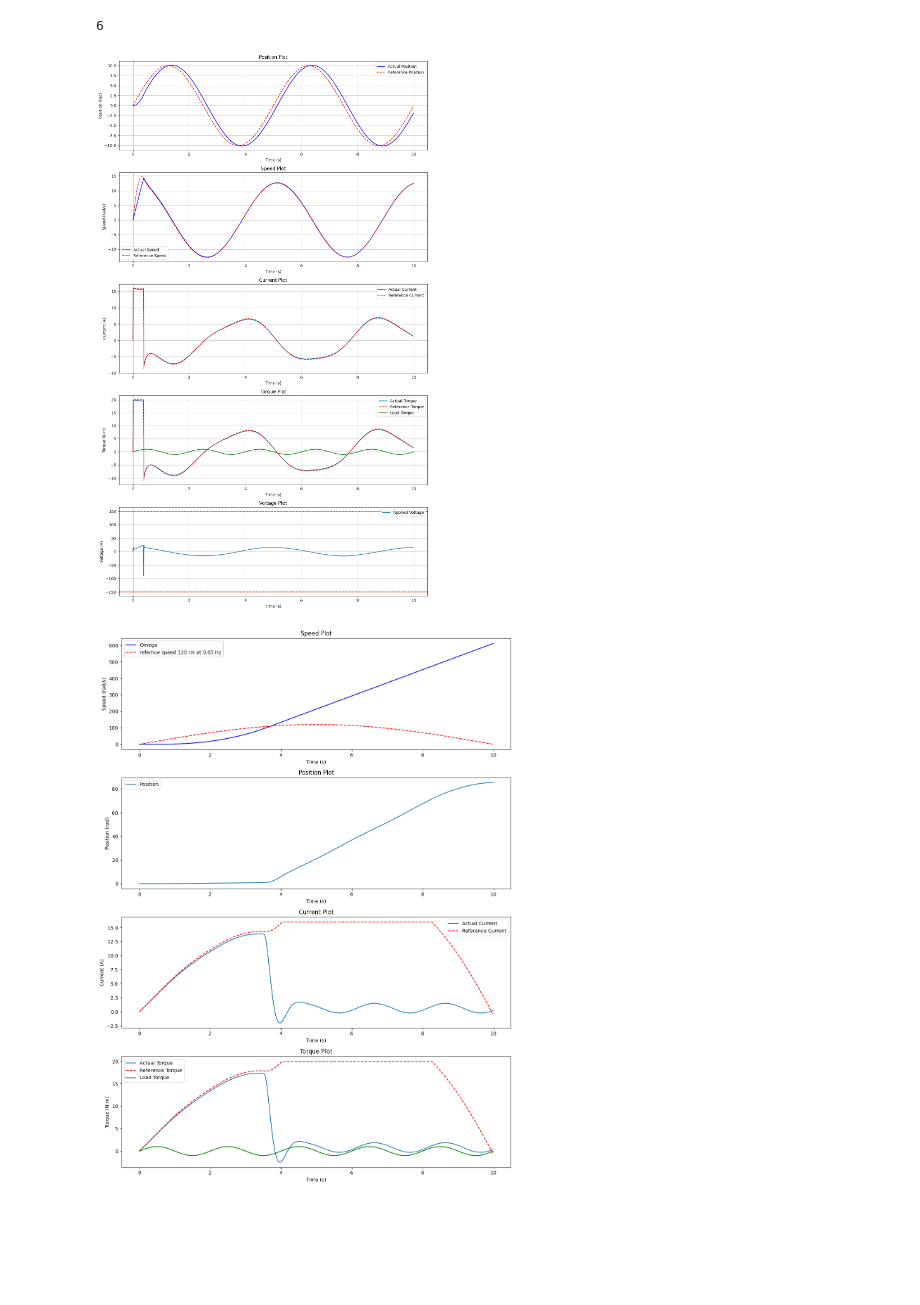
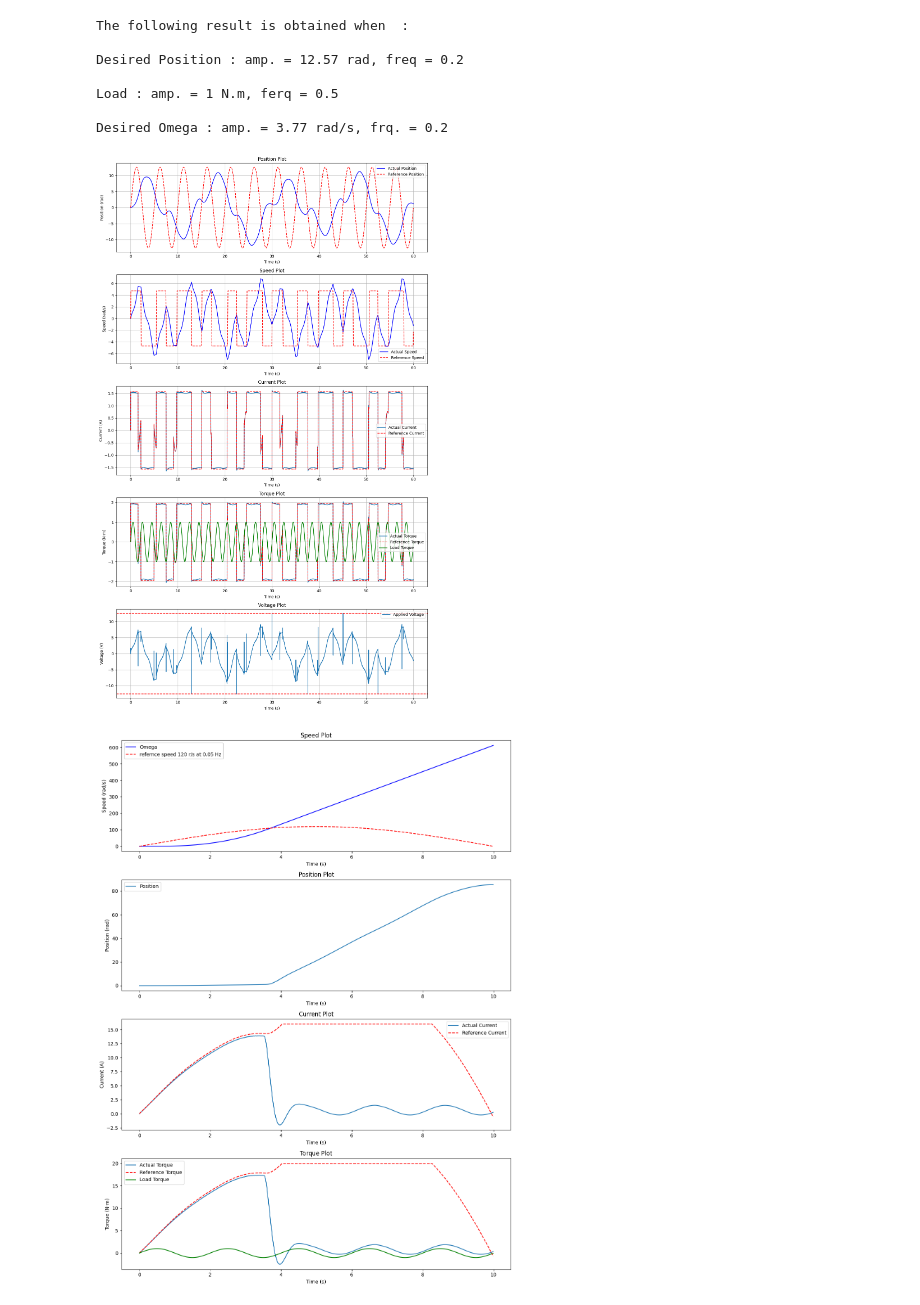
Before and after one commit to atulyabharat21/Summer-26, a Jupyter notebook: PlantModel_IVP.ipynb, the cells around one changed output. Saved outputs shown, nothing was run; the diff lists cells and outputs as text; code cells hidden in the pictures; blank space fills up the shorter version.

```diff
--- a/PlantModel_IVP.ipynb
+++ b/PlantModel_IVP.ipynb
@@ -1,5 +1,7 @@
 # %%
 #considering the position and velocity for the torque calculations
+#motor reference is waveshare ST3215 servo motor
+
 import numpy as np
 import matplotlib.pyplot as plt
 import scipy.integrate as solve_int
@@ -10,7 +12,6 @@ Jm = 0.5
 Ra = 0.4
 Kb = 1.25
 Bf = 0.01
-
 
 # PI gains
 # Position loop
@@ -27,18 +28,23 @@ Ki_current = 100
 
 # Time
 startTime = 0
-endTime = 10
+endTime = 60
 dt = 0.01
 t_eval = np.arange(startTime,endTime,dt)
 
 # Limits
-V_max = 150
-T_max = 20
-Omega_max = 160
+V_max = 12.6
+V_min = 6
+
+T_max = 1.961
+Omega_max = 4.712
 
 # Position reference
-Theta_amp = 10
+Theta_amp = 360 * 2* np.pi / 180
 Theta_freq = 0.2
+
+Omega_amp = 3 * 2 * np.pi * Theta_freq
+Omega_freq = 0.2
 
 # Disturbance
 load_amp = 1
@@ -48,12 +54,14 @@ load_freq = 0.5
 x0 = [0,0,0,0,0,0]
 
 def motor_plant(t,x):
+
     theta = x[0]
     omega = x[1]
     current = x[2]
     integralError_current = x[3]
     integralError_omega = x[4]
     integralError_theta = x[5]
+
     #defining the load char
     Tload = load_amp*np.sin(2*np.pi*load_freq*t)
 
@@ -71,17 +79,17 @@ def motor_plant(t,x):
     Kp_position*error_theta
     + Ki_position*integralError_theta
 )
+
     omega_ref = np.clip(
     omega_ref,
     -Omega_max,
     Omega_max
 )
 
+    error_omega = omega_ref - omega
+
     #speed
     #this will change the required current
-
-    error_omega = omega_ref - omega
-
     Tref = (
     Kp_speed*error_omega
     + Ki_speed*integralError_omega
@@ -141,8 +149,6 @@ solution = solve_int.solve_ivp(
     x0,
     t_eval=t_eval
 )
-
-print(len(solution.y))
 
 
 def plot():
@@ -249,6 +255,7 @@ def plot():
     ax[1].set_title("Speed Plot")
     ax[1].set_xlabel("Time (s)")
     ax[1].set_ylabel("Speed (rad/s)")
+
     ax[1].legend()
     ax[1].grid()
 
@@ -304,32 +311,44 @@ def plot():
 
     ax[4].plot(
         solution.t,
         V_app,
         label="Applied Voltage"
     )
 
     ax[4].axhline(
         V_max,
         linestyle='--',
         color='r'
     )
 
     ax[4].axhline(
         -V_max,
         linestyle='--',
         color='r'
     )
 
     ax[4].set_title("Voltage Plot")
     ax[4].set_ylabel("Voltage (V)")
     ax[4].set_xlabel("Time (s)")
     ax[4].legend()
     ax[4].grid()
 
     plt.tight_layout()
     plt.show()
 
+
+print("The following result is obtained when  : \n")
+print("Desired Position : amp. = {:.2f} rad, freq = {}\n".format(Theta_amp,Theta_freq))
+print(f"Load : amp. = {load_amp} N.m, ferq = {load_freq}\n")
+print(f"Desired Omega : amp. = {Omega_amp:.2f} rad/s, frq. = {Omega_freq}\n\n\n")
+
 plot()
 # %% [output]
-6
+The following result is obtained when  :
+
+Desired Position : amp. = 12.57 rad, freq = 0.2
+
+Load : amp. = 1 N.m, ferq = 0.5
+
+Desired Omega : amp. = 3.77 rad/s, frq. = 0.2
-[figure, old version]
+[figure, new version]
```
Also changed, not shown: parts of 6 cells of this notebook.
